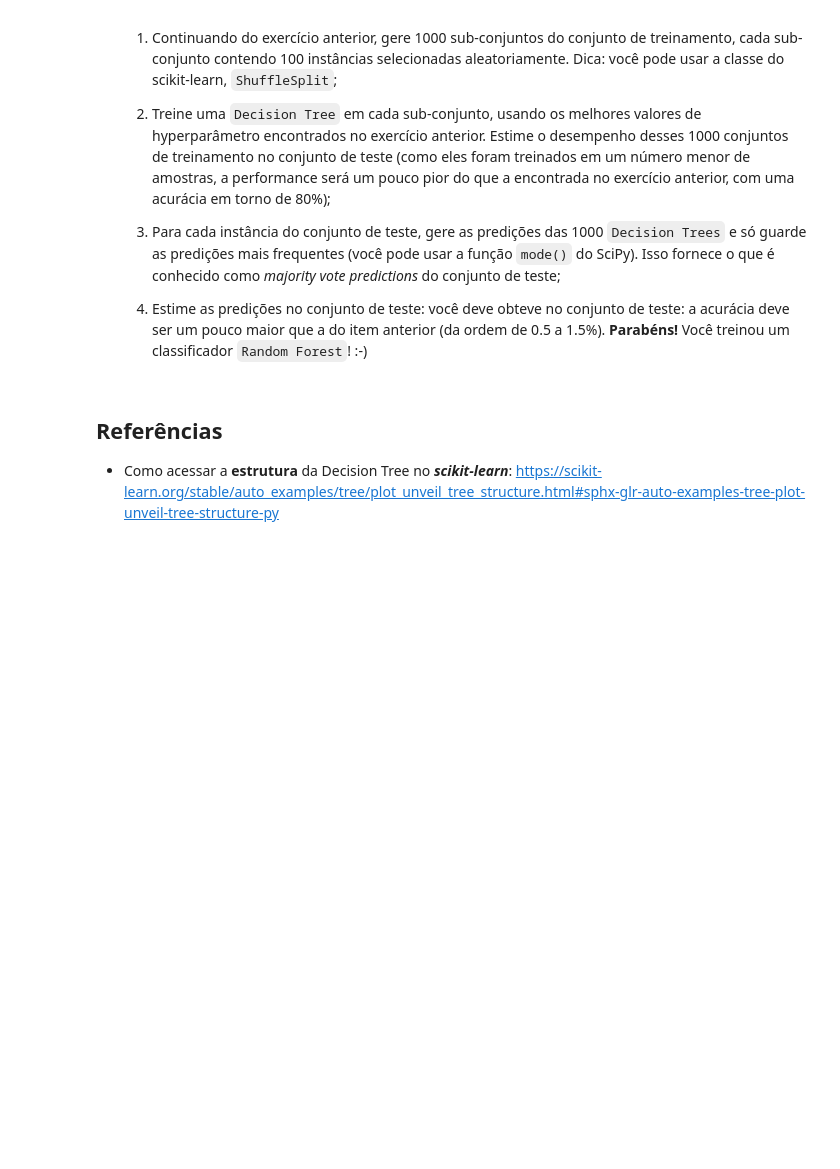
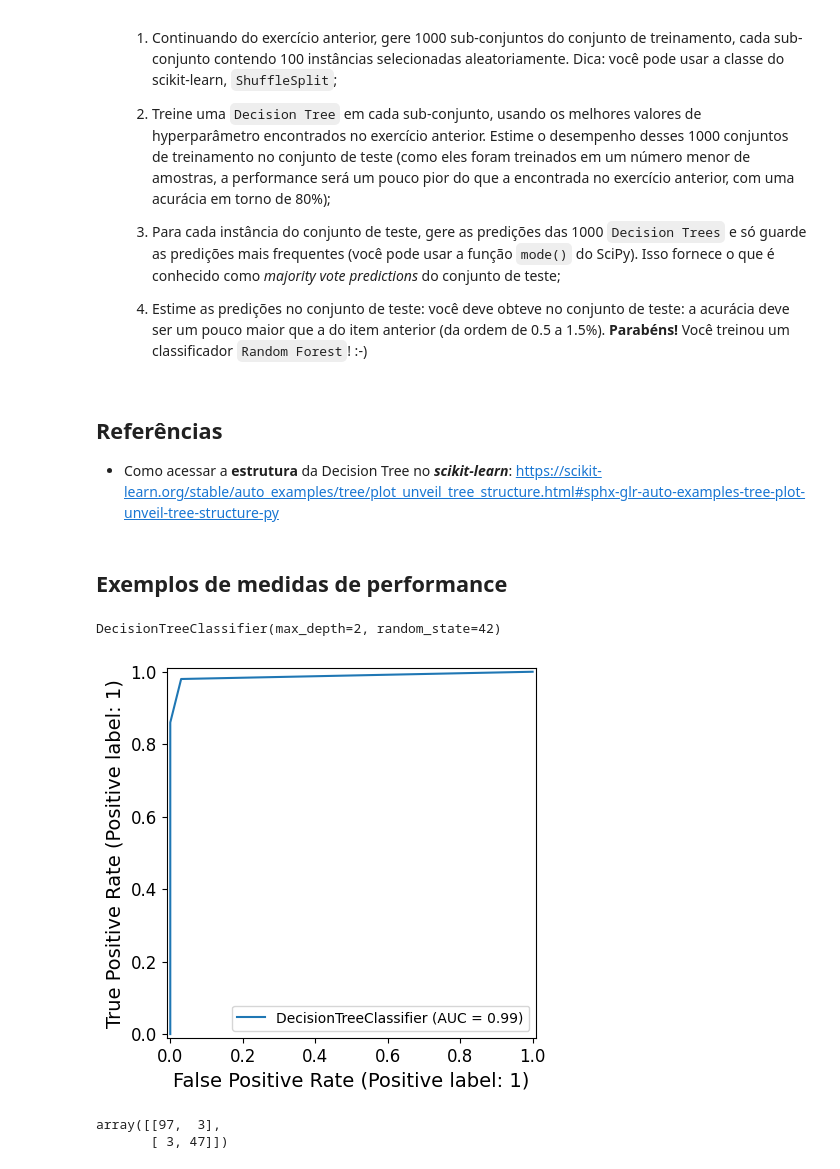
Before and after one commit to UERJ-FISICA/ML4PPGF_UERJ, a Jupyter notebook: 2026-1/DecisionTrees.ipynb, the cells around one changed output. Saved outputs shown, nothing was run; the diff lists cells and outputs as text; code cells hidden in the pictures; blank space fills up the shorter version.

```diff
--- a/2026-1/DecisionTrees.ipynb
+++ b/2026-1/DecisionTrees.ipynb
@@ -502,3 +528,24 @@ As Random Forests podem limitar essa instabilidade ao tomar predições médias
 ## Referências
 
 * Como acessar a **estrutura** da Decision Tree no ***scikit-learn***: https://scikit-learn.org/stable/auto_examples/tree/plot_unveil_tree_structure.html#sphx-glr-auto-examples-tree-plot-unveil-tree-structure-py
+# %% [markdown]
+## Exemplos de medidas de performance
+# %%
+X = iris.data[:, 2:] # petal length and width
+#y = iris.target
+y = (iris["target"] == 2).astype(int)  # 1 if Iris virginica, else 0#
+tree_clf = DecisionTreeClassifier(max_depth=2, random_state=42)
+tree_clf.fit(X, y)
+
+#print(y==0)
+# %% [output]
+DecisionTreeClassifier(max_depth=2, random_state=42)
+# %%
+from sklearn.metrics import RocCurveDisplay
+from sklearn.metrics import roc_curve
+from sklearn.metrics import auc
+
+RocCurveDisplay.from_estimator(tree_clf, X, y)
+plt.show()
+# %% [output]
+[figure, added]
@@ -504,0 +556,7 @@ As Random Forests podem limitar essa instabilidade ao tomar predições médias
+# %%
+from sklearn.metrics import confusion_matrix
+
+confusion_matrix(y, y_train_pred) # confusion matrix over the 5-digit classifier
+# %% [output]
+array([[97,  3],
+       [ 3, 47]])
```
Also changed, not shown: parts of 7 cells of this notebook.
